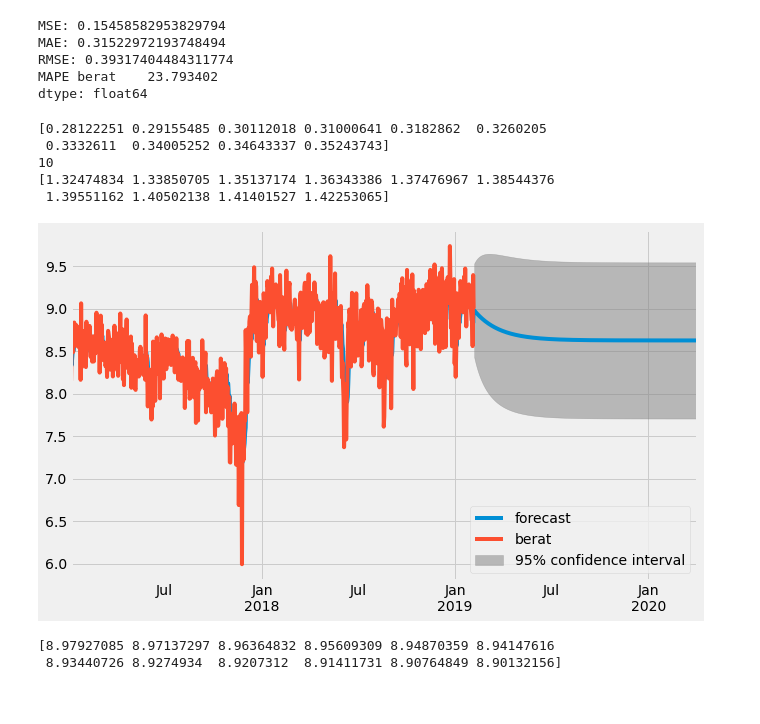
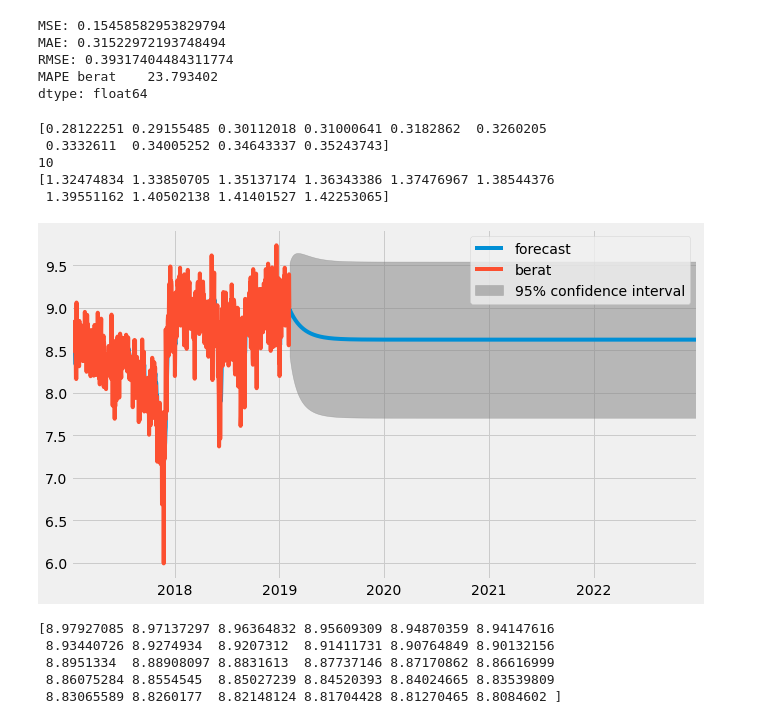
Before and after one commit to Suwandi-amin-sangaji/arima, a Jupyter notebook: arimaspiltdata7.ipynb, the cells around one changed output. Cells and saved outputs as stored; diff of their text form; code cells hidden in the pictures.

```diff
--- a/arimaspiltdata7.ipynb
+++ b/arimaspiltdata7.ipynb
@@ -228,7 +228,7 @@ model_autoARIMA = auto_arima(train_data, start_p=0, start_q=0,
                       max_p=3, max_q=3, # maximum p and q
                       m=1,              # frequency of series
                       d=None,           # let model determine 'd'
-                      seasonal=False,   # No Seasonality
+                      seasonal=True,   # No Seasonality
                       start_P=0,
                       D=0,
                       trace=True,
@@ -353,21 +353,24 @@ RMSE: 0.39317404484311774
 MAPE berat    23.793402
 dtype: float64
 # %%
-fitted.plot_predict(1,1185)  #3 bulan
+fitted.plot_predict(1,2185)  #3 bulan
 x=fitted.forecast(steps=10)
 print(x[1])
 print(len(x[1]))
 print(np.exp(x[1]))
 # %% [output]
 [0.28122251 0.29155485 0.30112018 0.31000641 0.3182862  0.3260205
  0.3332611  0.34005252 0.34643337 0.35243743]
 10
 [1.32474834 1.33850705 1.35137174 1.36343386 1.37476967 1.38544376
  1.39551162 1.40502138 1.41401527 1.42253065]
-[figure, old version]
+[figure, new version]
 # %%
-future_forecast = model_autoARIMA.predict(n_periods=12)
+future_forecast = model_autoARIMA.predict(n_periods=30)
 print(future_forecast)
 # %% [output]
 [8.97927085 8.97137297 8.96364832 8.95609309 8.94870359 8.94147616
- 8.93440726 8.9274934  8.9207312  8.91411731 8.90764849 8.90132156]
+ 8.93440726 8.9274934  8.9207312  8.91411731 8.90764849 8.90132156
+ 8.8951334  8.88908097 8.8831613  8.87737146 8.87170862 8.86616999
+ 8.86075284 8.8554545  8.85027239 8.84520393 8.84024665 8.83539809
+ 8.83065589 8.8260177  8.82148124 8.81704428 8.81270465 8.8084602 ]
```
Also changed, not shown: parts of 3 cells of this notebook, 7 other files.
